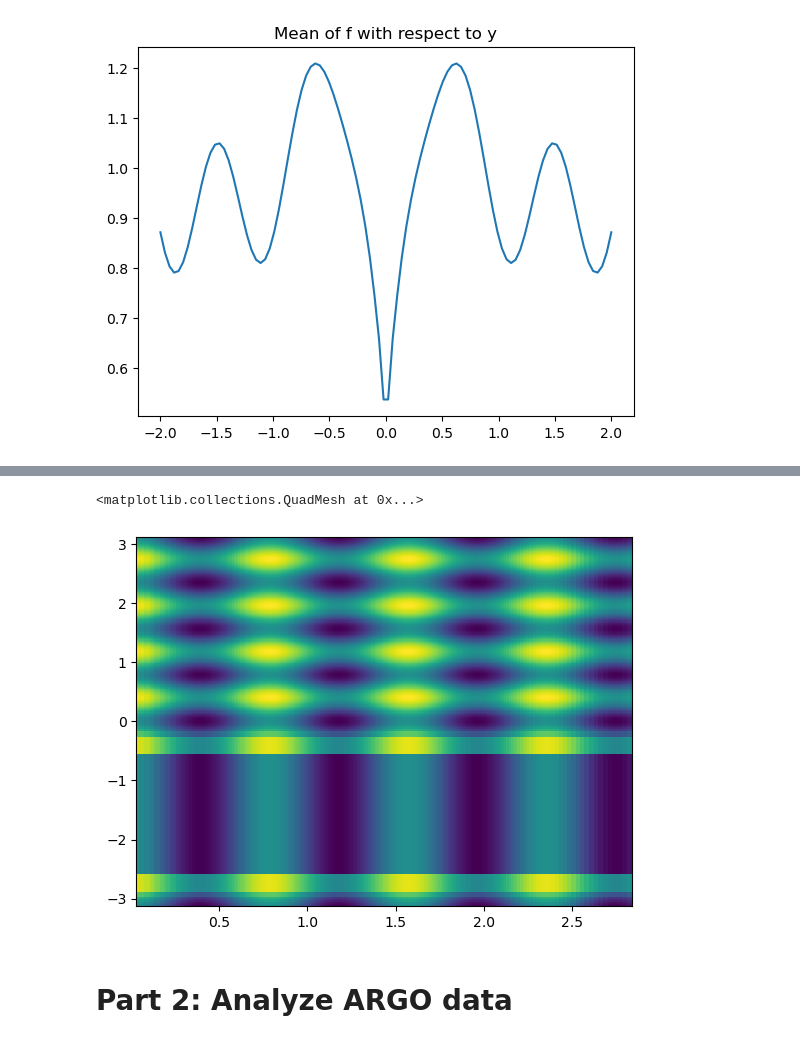
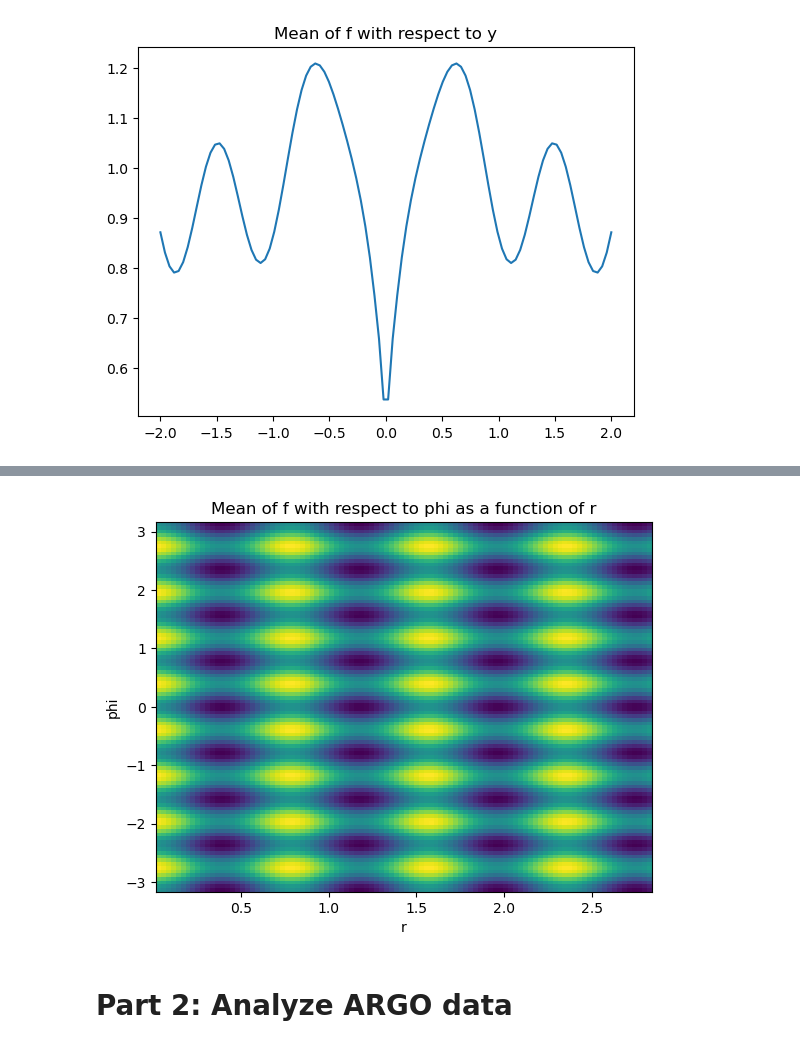
Before and after one commit to yiabek/Assignments, a Jupyter notebook: Assignment3.ipynb, the cells around one changed output, grey strips where cells are left out. Saved outputs shown, nothing was run; the diff lists cells and outputs as text; code cells hidden in the pictures.

```diff
--- a/Assignment3.ipynb
+++ b/Assignment3.ipynb
@@ -100,18 +67,37 @@ plt.show()
+# %%
+## Function for calculating f
+def calc_f(r_grid, phi_grid):
+    f_grid = np.cos(4 * r_grid)**2 + np.sin(4 * phi_grid)**2
+    return f_grid
 # %%
-## 1.8 way Phyllis said
-## This way that is commented out is something Phyllis told me Garima said to do
-## I think this might be better but I am not sure.
+## 1.8 1.8 Plot the mean of f with respect to phi as a function of r
+## Full discoluse this is something Phyllis told me Garima said to do
+## Instead of creating brand new r and phi values
+## I used old values to create the new values
+## You can play around with the different bin bounds
 
-r_grid, phi_grid = np.meshgrid(r, phi)
+## Subset
+bin_bounds = 100
+idx1 = 0
+idx2 = 99 # must be less than bin bounds
+
+r_bins = np.linspace(np.min(r), np.max(r), bin_bounds)
+phi_bins = np.linspace(np.min(phi), np.max(phi), bin_bounds)
+
+r_new = np.linspace(r_bins[idx1], r_bins[idx2], 100)
+phi_new = np.linspace(phi_bins[idx1], phi_bins[idx2], 100)
+
+r_grid, phi_grid = np.meshgrid(r_new, phi_new)
 
 # Calculate f
-f_grid = np.cos(4 * r_grid)**2 + np.sin(4 * phi_grid)**2
+f_grid = calc_f(r_grid, phi_grid)
 
-plt.pcolormesh(r_grid, phi_grid, f_grid);
-plt.title('Mean of f with respect to phi as a function of r')
+plt.pcolormesh(r_new, phi_new, f_grid);
+plt.xlabel('r');
+plt.ylabel('phi');
+plt.title('Mean of f with respect to phi as a function of r');
 # %% [output]
-<matplotlib.collections.QuadMesh at 0x...>
-[figure, old version]
+[figure, new version]
 # %% [markdown]
 # Part 2: Analyze ARGO data
 # %%
```
Also changed, not shown: parts of 1 cell of this notebook.
